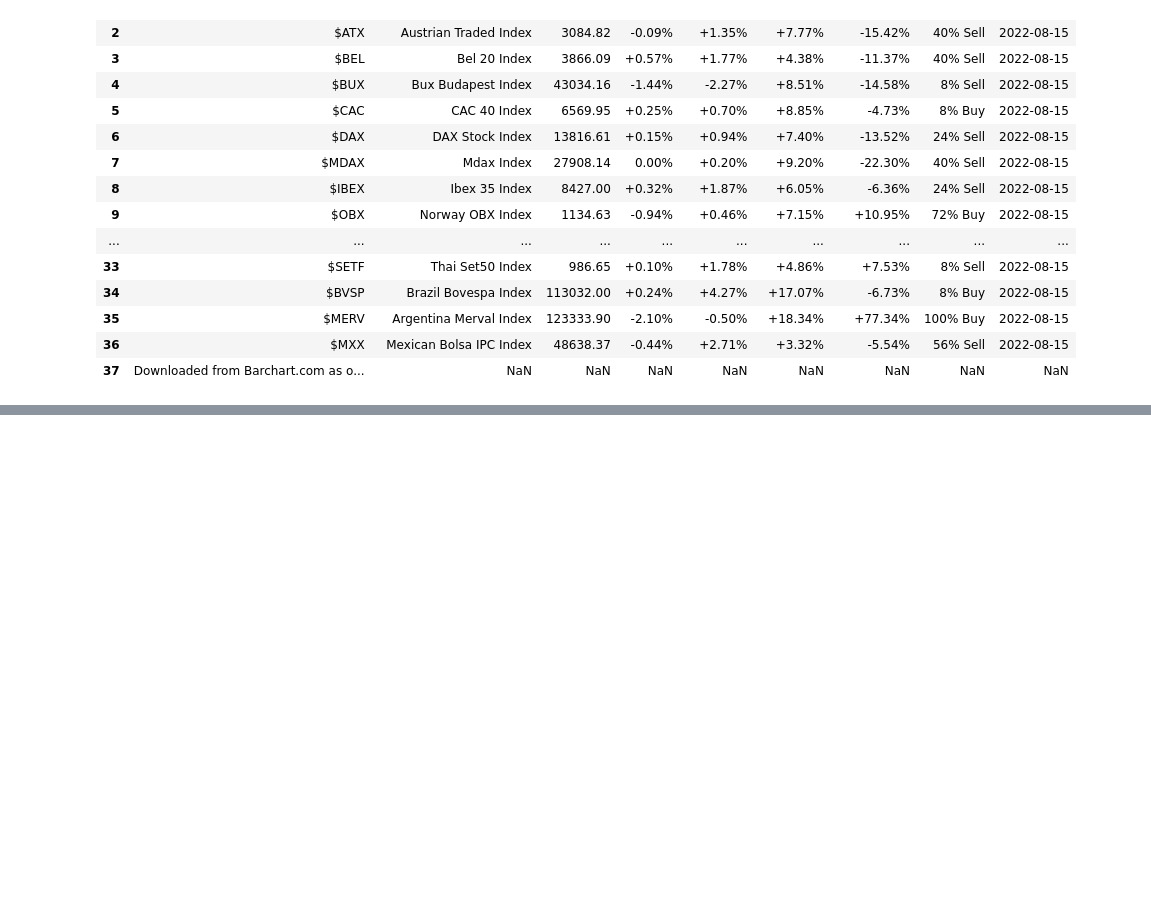
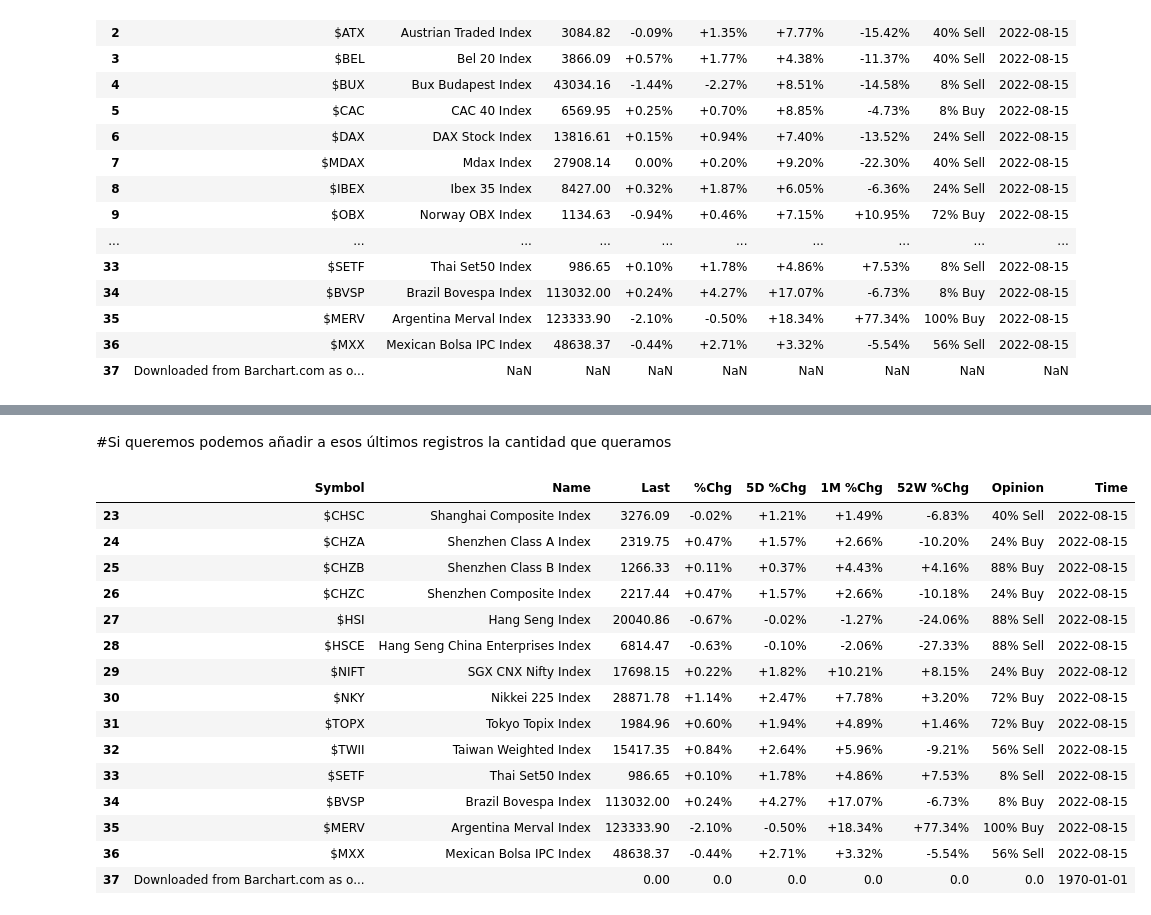
Before and after one commit to jmmartinnu2/OpenBBTerminal, a Jupyter notebook: data_finanzas.ipynb, the cells around one changed output, grey strips where cells are left out. Drawn from its saved outputs; the diff is of its cells as text; code cells hidden in the pictures; blank space fills up the shorter version.

```diff
--- a/data_finanzas.ipynb
+++ b/data_finanzas.ipynb
@@ -59,0 +179,21 @@ data
+# %% [markdown]
+#Si queremos podemos añadir a esos últimos registros la cantidad que queramos
+# %%
+data.tail(15)
+# %% [output]
+|  | Symbol | Name | Last | %Chg | 5D %Chg | 1M %Chg | 52W %Chg | Opinion | Time |
+| 23 | $CHSC | Shanghai Composite Index | 3276.09 | -0.02% | +1.21% | +1.49% | -6.83% | 40% Sell | 2022-08-15 |
+| 24 | $CHZA | Shenzhen Class A Index | 2319.75 | +0.47% | +1.57% | +2.66% | -10.20% | 24% Buy | 2022-08-15 |
+| 25 | $CHZB | Shenzhen Class B Index | 1266.33 | +0.11% | +0.37% | +4.43% | +4.16% | 88% Buy | 2022-08-15 |
+| 26 | $CHZC | Shenzhen Composite Index | 2217.44 | +0.47% | +1.57% | +2.66% | -10.18% | 24% Buy | 2022-08-15 |
+| 27 | $HSI | Hang Seng Index | 20040.86 | -0.67% | -0.02% | -1.27% | -24.06% | 88% Sell | 2022-08-15 |
+| 28 | $HSCE | Hang Seng China Enterprises Index | 6814.47 | -0.63% | -0.10% | -2.06% | -27.33% | 88% Sell | 2022-08-15 |
+| 29 | $NIFT | SGX CNX Nifty Index | 17698.15 | +0.22% | +1.82% | +10.21% | +8.15% | 24% Buy | 2022-08-12 |
+| 30 | $NKY | Nikkei 225 Index | 28871.78 | +1.14% | +2.47% | +7.78% | +3.20% | 72% Buy | 2022-08-15 |
+| 31 | $TOPX | Tokyo Topix Index | 1984.96 | +0.60% | +1.94% | +4.89% | +1.46% | 72% Buy | 2022-08-15 |
+| 32 | $TWII | Taiwan Weighted Index | 15417.35 | +0.84% | +2.64% | +5.96% | -9.21% | 56% Sell | 2022-08-15 |
+| 33 | $SETF | Thai Set50 Index | 986.65 | +0.10% | +1.78% | +4.86% | +7.53% | 8% Sell | 2022-08-15 |
+| 34 | $BVSP | Brazil Bovespa Index | 113032.00 | +0.24% | +4.27% | +17.07% | -6.73% | 8% Buy | 2022-08-15 |
+| 35 | $MERV | Argentina Merval Index | 123333.90 | -2.10% | -0.50% | +18.34% | +77.34% | 100% Buy | 2022-08-15 |
+| 36 | $MXX | Mexican Bolsa IPC Index | 48638.37 | -0.44% | +2.71% | +3.32% | -5.54% | 56% Sell | 2022-08-15 |
+| 37 | Downloaded from Barchart.com as o... |  | 0.00 | 0.0 | 0.0 | 0.0 | 0.0 | 0.0 | 1970-01-01 |
```
Also changed, not shown: parts of 19 cells of this notebook.
